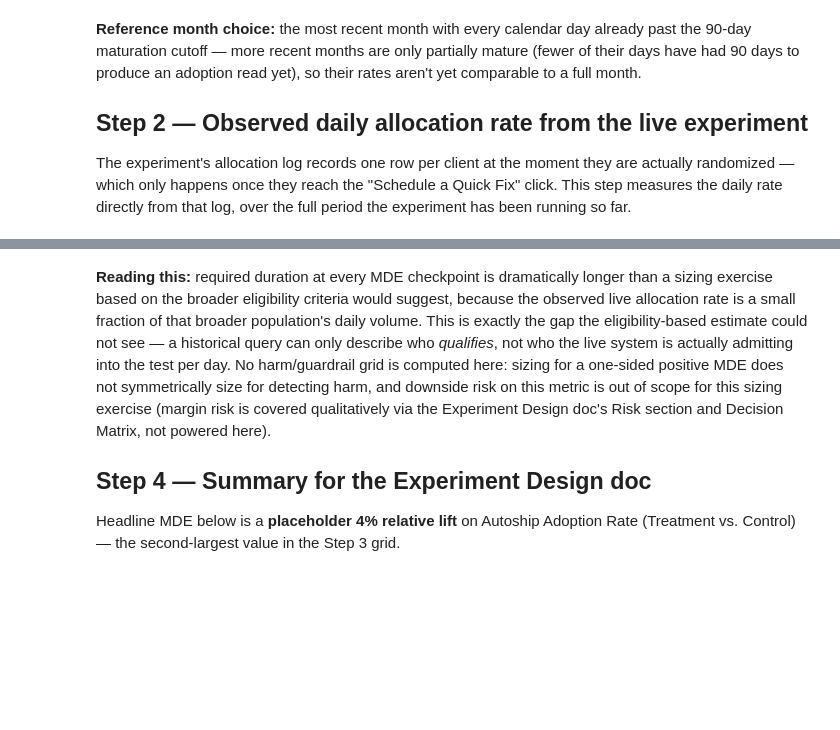
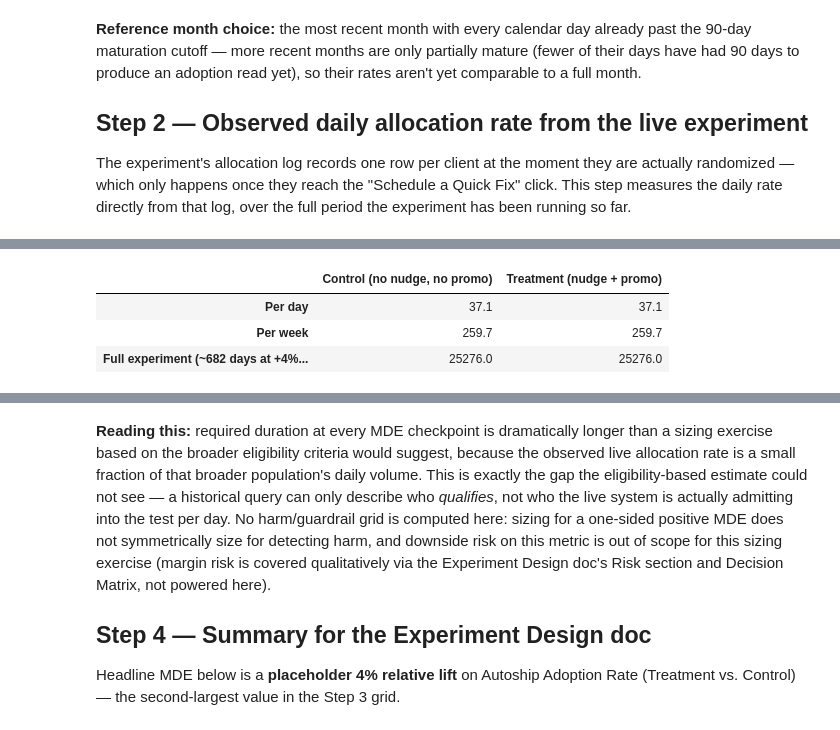
Before and after one commit to sfoyola/sao-sfix-ds, a Jupyter notebook: exp_autoship_nudge_promo_incentive/power_analysis_aar_2cell_v2.ipynb, the cells around one changed output, grey strips where cells are left out. Saved outputs shown, nothing was run; the diff lists cells and outputs as text; code cells hidden in the pictures; blank space fills up the shorter version.

Commit message:
Add planned exposure section to 2 cell v2 notebook

```diff
--- a/exp_autoship_nudge_promo_incentive/power_analysis_aar_2cell_v2.ipynb
+++ b/exp_autoship_nudge_promo_incentive/power_analysis_aar_2cell_v2.ipynb
@@ -202,0 +209,31 @@ days_observed = 11.96  |  DAILY_ELIGIBLE (observed) = 79.9 clients/day
+# %%
+# Same +4% relative-MDE checkpoint used as this notebook's headline design point.
+EXPOSURE_TARGET_REL_MDE = 0.04
+
+exposure_res = n_total_statsmodels(
+    baseline_rate=BASELINE_RATE,
+    mde_relative=[EXPOSURE_TARGET_REL_MDE],
+    split_ratio=[SPLIT],
+    alpha=ALPHA,
+    power=POWER,
+    two_sided=TWO_SIDED,
+)
+n_per_arm_at_completion = int(list(exposure_res.values())[0]['n_treatment'])
+days_to_completion = int(np.ceil(n_per_arm_at_completion / (DAILY_ELIGIBLE / N_ARMS)))
+
+daily_per_arm = DAILY_ELIGIBLE / N_ARMS
+weekly_per_arm = daily_per_arm * 7
+
+exposure_table = pd.DataFrame(
+    {
+        'Control (no nudge, no promo)': [round(daily_per_arm, 1), round(weekly_per_arm, 1), n_per_arm_at_completion],
+        'Treatment (nudge + promo)': [round(daily_per_arm, 1), round(weekly_per_arm, 1), n_per_arm_at_completion],
+    },
+    index=['Per day', 'Per week', f'Full experiment (~{days_to_completion} days at +{EXPOSURE_TARGET_REL_MDE:.0%} MDE)'],
+)
+exposure_table
+# %% [output]
+|  | Control (no nudge, no promo) | Treatment (nudge + promo) |
+| Per day | 37.1 | 37.1 |
+| Per week | 259.7 | 259.7 |
+| Full experiment (~682 days at +4%... | 25276.0 | 25276.0 |
```
Also changed, not shown: parts of 9 cells of this notebook.
